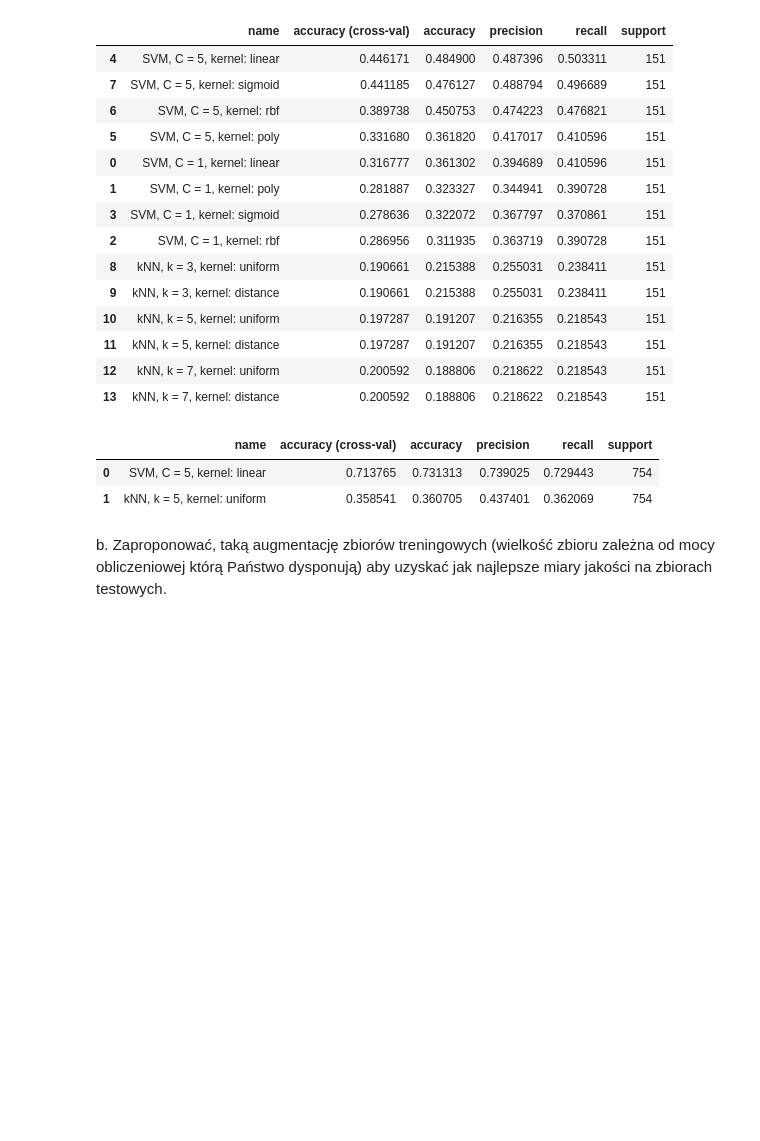
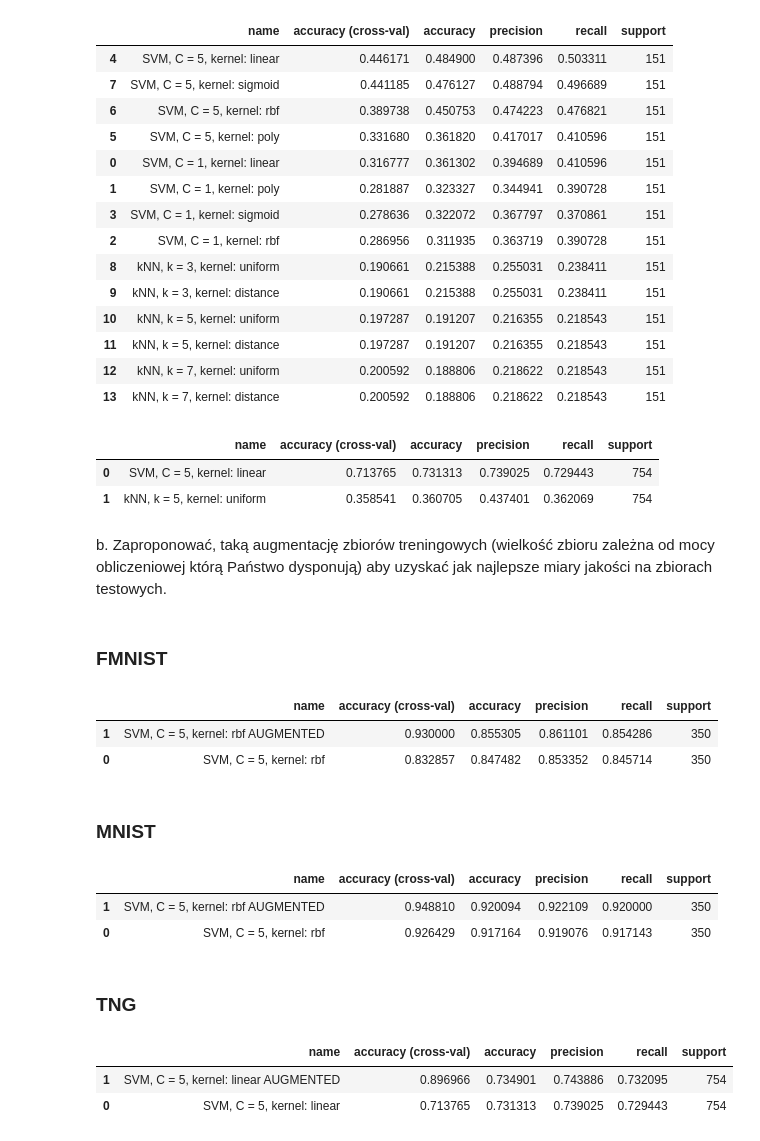
Before and after one commit to filipsl/ml-lab-solutions, a Jupyter notebook: notebook-3/notebook.ipynb, the cells around one changed output. Cells and saved outputs as stored; diff of their text form; code cells hidden in the pictures; blank space fills up the shorter version.

```diff
--- a/notebook-3/notebook.ipynb
+++ b/notebook-3/notebook.ipynb
@@ -479,6 +479,22 @@ def compare_best(X_train, X_test, y_train, y_test, C, k, knn_kernel, svm_kernel)
     report = evaluate_knn(X_train, X_test, y_train, y_test, n_neighbors=k, kernel=knn_kernel)
     base_df = pd.concat([base_df,get_df_row(report)], ignore_index=True)
     return base_df.sort_values(by='accuracy', ascending=False)
+# %%
+def compare_aug(X_train, X_test, X_aug, y_train, y_test, y_aug, C, svm_kernel):
+    base_df = pd.DataFrame( columns = ['name' ,
+                                       'accuracy (cross-val)',
+                                       'accuracy',
+                                       'precision' ,
+                                       'recall',
+                                       'support',
+                                      ])
+
+    report = evaluate_svm(X_train, X_test, y_train, y_test, C=C, kernel=svm_kernel)
+    base_df = pd.concat([base_df,get_df_row(report)], ignore_index=True)
+    report = evaluate_svm(X_aug, X_test, y_aug, y_test, C=C, kernel=svm_kernel)
+    report['name'] = report['name'] + ' AUGMENTED'
+    base_df = pd.concat([base_df,get_df_row(report)], ignore_index=True)
+    return base_df.sort_values(by='accuracy', ascending=False)
 # %% [markdown]
 ### MNIST
 # %%
@@ -641,0 +659,15 @@ zbiorach testowych.
+# %%
+def get_aug(X_train, y_train, a_coeff=0.5):
+    seq = iaa.Sequential([
+       iaa.Sometimes(0.5, iaa.AdditiveGaussianNoise(loc=0, scale=(0.0, 120), per_channel=0.5)),
+       iaa.Affine(rotate=(-5, 5)),
+    ])
+    n_samples = int(a_coeff*len(X_train))
+    samples_to_aug = random.sample(range(len(X_train)), n_samples)
+    images = [np.array(X_train[i], dtype='float32').reshape(28,28) for i in samples_to_aug]
+    new_images = seq(images=images)
+    X_aug = np.array([im.reshape(784) for im in images])
+    y_aug = np.array([y_train[i] for i in samples_to_aug])
+    X_train_e = np.append(X_train, X_aug, axis=0)
+    y_train_e = np.append(y_train, y_aug, axis=0)
+    return X_train_e, y_train_e
@@ -641,0 +690,14 @@ zbiorach testowych.
+# %% [markdown]
+### FMNIST
+# %%
+X_train, X_test, y_train, y_test = train_test_split(fmnist.data, fmnist.target, train_size=0.02, test_size=0.005, random_state=1)
+# %%
+X_aug, y_aug = get_aug(X_train, y_train)
+# %%
+compare_aug(X_train, X_test, X_aug, y_train, y_test, y_aug, C=5, svm_kernel='rbf')
+# %% [output]
+|  | name | accuracy (cross-val) | accuracy | precision | recall | support |
+| 1 | SVM, C = 5, kernel: rbf AUGMENTED | 0.930000 | 0.855305 | 0.861101 | 0.854286 | 350 |
+| 0 | SVM, C = 5, kernel: rbf | 0.832857 | 0.847482 | 0.853352 | 0.845714 | 350 |
+# %% [markdown]
+### MNIST
@@ -641,0 +708,8 @@ zbiorach testowych.
+# %%
+compare_aug(X_train, X_test, X_aug, y_train, y_test, y_aug, C=5, svm_kernel='rbf')
+# %% [output]
+|  | name | accuracy (cross-val) | accuracy | precision | recall | support |
+| 1 | SVM, C = 5, kernel: rbf AUGMENTED | 0.948810 | 0.920094 | 0.922109 | 0.920000 | 350 |
+| 0 | SVM, C = 5, kernel: rbf | 0.926429 | 0.917164 | 0.919076 | 0.917143 | 350 |
+# %% [markdown]
+### TNG
@@ -641,0 +720,6 @@ zbiorach testowych.
+# %%
+compare_aug(X_train, X_test, X_aug, y_train, y_test, y_aug, C=5, svm_kernel='linear')
+# %% [output]
+|  | name | accuracy (cross-val) | accuracy | precision | recall | support |
+| 1 | SVM, C = 5, kernel: linear AUGMENTED | 0.896966 | 0.734901 | 0.743886 | 0.732095 | 754 |
+| 0 | SVM, C = 5, kernel: linear | 0.713765 | 0.731313 | 0.739025 | 0.729443 | 754 |
```
Also changed, not shown: parts of 7 cells of this notebook.
